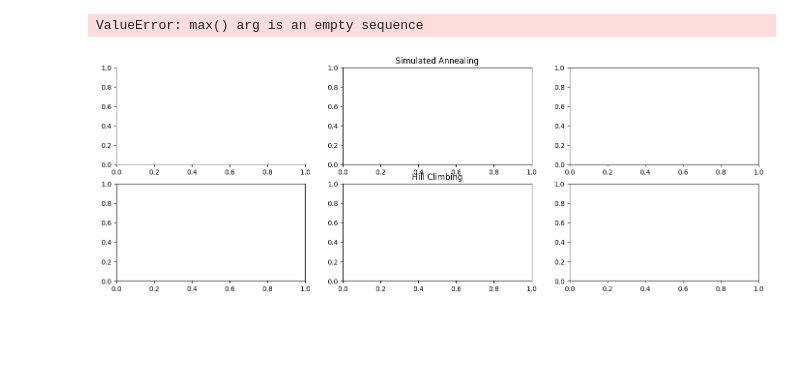
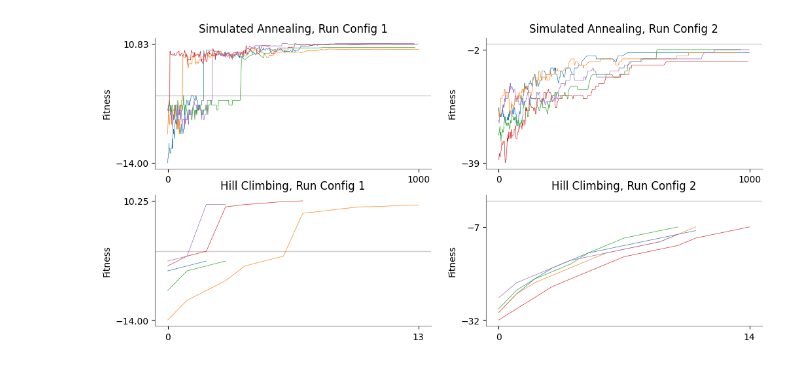
Before and after one commit to tomster12/factorio-blueprints, a Jupyter notebook: FactorioBlueprints/logs/visualize.ipynb, the cells around one changed output. Saved outputs shown, nothing was run; the diff lists cells and outputs as text; code cells hidden in the pictures; blank space fills up the shorter version.

```diff
--- a/FactorioBlueprints/logs/visualize.ipynb
+++ b/FactorioBlueprints/logs/visualize.ipynb
@@ -34,7 +103,7 @@ for i, row in enumerate(axes):
 
         # Calculate data path prefix and find all files
         path = f"{[ 'sa', 'hc' ][i]}_p{j + 1}_"
-        files = [ f for f in os.listdir("half") if f.startswith(path) ]
+        files = [ f for f in os.listdir("full") if f.startswith(path) ]
         run_configs = group_lists(files, lambda f: re.search(r".*rc([0-9]).*", f).group(1))
 
         # Find best run for each run config
@@ -42,16 +111,17 @@ for i, row in enumerate(axes):
         for rc in run_configs:
             rc_dfs = []
             for k, filename in enumerate(run_configs[rc]):
-                rc_dfs.append(pd.read_csv(f"half/{filename}"))
+                rc_dfs.append(pd.read_csv(f"full/{filename}"))
             best_df = rc_dfs[np.argmax([ df["Fitness"].max() for df in rc_dfs ])]
 
-            # Plot world cost as -fitness
-            best_df["Fitness"] *= -1
+            # Plot fitness and max fitness
             color = palette[int(rc) - 1]
             label = f"Run Config {rc}"
-            print(f"Plotting ({i},{j}), {label}")
             sns.lineplot(data=best_df, x="Iteration", y="Fitness", ax=ax, color=color, linewidth=0.5, label=label, errorbar=None)
             plotted_dfs.append(best_df)
+
+        # Put legend in bottom right
+        ax.legend(loc="lower right")
 
         # Set yticks to include min and max of each df
         yticks = set()
@@ -62,7 +132,7 @@ for i, row in enumerate(axes):
         ax.set_xticks([0, max([ df["Iteration"].max() for df in plotted_dfs ]) ])
         ax.set_yticks(list(yticks))
         ax.set_xlabel("")
-        ax.set_ylabel("World Cost")
+        ax.set_ylabel("Fitness")
 
 plt.show()
 # %% [output]
@@ -84,53 +140,42 @@ Plotting (1,2), Run Config 4
 # %%
 # Setup all figure and axes
 palette = sns.color_palette()
-fig, axes = plt.subplots(2, 3, figsize=(14, 5))
+fig, axes = plt.subplots(2, 2, figsize=(10, 5))
 fig.tight_layout()
 fig.subplots_adjust(hspace=0.2, wspace=0.2)
-axes[0, 1].set_title("Simulated Annealing")
-axes[1, 1].set_title("Hill Climbing")
 
 # Loop over and initialize all axes
 for i, row in enumerate(axes):
     for j, ax in enumerate(row):
         ax.spines['top'].set_color('none')
         ax.spines['right'].set_color('none')
         ax.spines['left'].set_color('gray')
         ax.spines['bottom'].set_color('gray')
-        ax.axhline(0, color="grey", linewidth=1, linestyle="dotted")
+        ax.axhline(0, color="#cccccc", linewidth=1)
+        ax.set_title(("Simulated Annealing, " if i == 0 else "Hill Climbing, ") + f"Run Config {j+1}")
 
         # Calculate data path prefix and find all files
-        path = f"{[ 'sa', 'hc' ][i]}_p{j + 1}_"
+        path = f"{[ 'sa', 'hc' ][i]}_p2_rc{j+1}"
         files = [ f for f in os.listdir("full") if f.startswith(path) ]
         run_configs = group_lists(files, lambda f: re.search(r".*rc([0-9]).*", f).group(1))
 
-        # Find best run for each run config
+        # Plot all runs for each run config
         plotted_dfs = []
         for rc in run_configs:
             rc_dfs = []
             for k, filename in enumerate(run_configs[rc]):
-                rc_dfs.append(pd.read_csv(f"full/{filename}"))
-            best_df = rc_dfs[np.argmax([ df["Fitness"].max() for df in rc_dfs ])]
-
-            # Plot fitness
-            color = palette[int(rc) - 1]
-            label = f"Run Config {rc}"
-            print(f"Plotting ({i},{j}), {label}")
-            sns.lineplot(data=best_df, x="Iteration", y="Fitness", ax=ax, color=color, linewidth=0.5, label=label, errorbar=None)
-            plotted_dfs.append(best_df)
-
-        # Set yticks to include min and max of each df
-        yticks = set()
-        for df in plotted_dfs:
-            yticks.add(df["Fitness"].iloc[0])
-            yticks.add(df["Fitness"].iloc[-1])
+                df = pd.read_csv(f"full/{filename}")
+                sns.lineplot(data=df, x="Iteration", y="Fitness", ax=ax, color=palette[k], linewidth=0.5, errorbar=None)
+                plotted_dfs.append(df)
 
         ax.set_xticks([0, max([ df["Iteration"].max() for df in plotted_dfs ]) ])
-        ax.set_yticks(list(yticks))
+        ax.set_yticks([
+            min([ df["Fitness"].min() for df in plotted_dfs ]),
+            max([ df["Fitness"].max() for df in plotted_dfs ])
+        ])
         ax.set_xlabel("")
         ax.set_ylabel("Fitness")
 
 plt.show()
 # %% [output]
-ValueError: max() arg is an empty sequence
-[figure, old version]
+[figure, new version]
```
Also changed, not shown: parts of 4 cells of this notebook, 56 other files.
